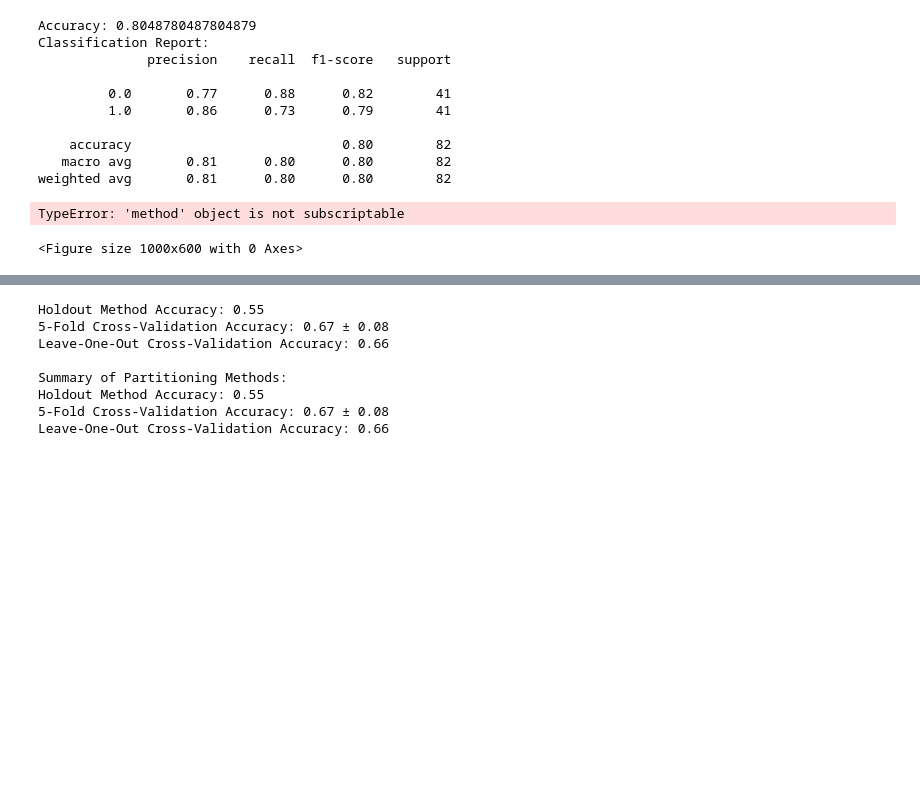
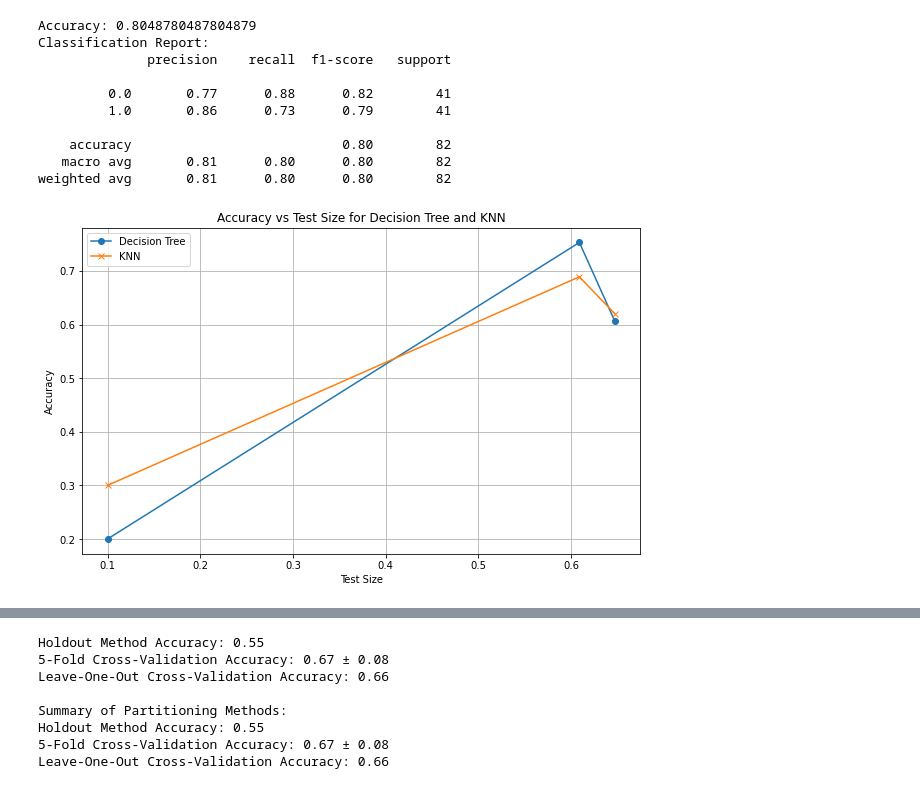
Before and after one commit to johnpierrre/DS-project, a Jupyter notebook: hepatocellular_carcinoma_analysis.ipynb, the cells around one changed output, grey strips where cells are left out. Drawn from its saved outputs; the diff is of its cells as text; code cells hidden in the pictures; blank space fills up the shorter version.

```diff
--- a/hepatocellular_carcinoma_analysis.ipynb
+++ b/hepatocellular_carcinoma_analysis.ipynb
@@ -850,8 +873,6 @@ Classification Report:
    macro avg       0.81      0.80      0.80        82
 weighted avg       0.81      0.80      0.80        82
 # %%
-
-
 train_df_np = df_clean.to_numpy()
 X, y = train_df_np[:, :-1], train_df_np[:, -1]
 
@@ -872,37 +893,36 @@ for test_size in test_sizes:
         # Decision Tree
         sm = SMOTE(random_state=42)
         X_train_resampled, y_train_resampled = sm.fit_resample(X_train, y_train)
         dt_model.fit(X_train_resampled, y_train_resampled)
         dt_predictions = dt_model.predict(X_test)
         dt_accuracy += accuracy_score(y_test, dt_predictions)
 
         # KNN
         knn_model = KNeighborsClassifier(n_neighbors=k)
         knn_model.fit(X_train, y_train)
         knn_predictions = knn_model.predict(X_test)
         knn_accuracy += accuracy_score(y_test, knn_predictions)
 
     dt_accuracies.append(dt_accuracy / 20)
     knn_accuracies.append(knn_accuracy / 20)
 
 results_df = pd.DataFrame({
     'Test Size': test_sizes,
     'Decision Tree Accuracy': dt_accuracies,
     'KNN Accuracy': knn_accuracies
 })
 
 plt.figure(figsize=(10, 6))
-plt.plot(results_df['Test Size'], results_df['Decision Tree Accuracy'], marker='o', label='Decision Tree')
-plt.plot(results_df['Test Size'], results_df['KNN Accuracy'], marker='x', label='KNN')
+plt.plot(results_df.to_numpy()[0], results_df.to_numpy()[1], marker='o', label='Decision Tree')
+plt.plot(results_df.to_numpy()[0], results_df.to_numpy()[2], marker='x', label='KNN')
 plt.xlabel('Test Size')
 plt.ylabel('Accuracy')
 plt.title('Accuracy vs Test Size for Decision Tree and KNN')
 plt.legend()
 plt.grid(True)
 plt.show()
 # %% [output]
-TypeError: 'method' object is not subscriptable
-<Figure size 1000x600 with 0 Axes>
+[figure, added]
 # %%
 from sklearn.model_selection import learning_curve, validation_curve
 
```
Also changed, not shown: parts of 12 cells of this notebook.
